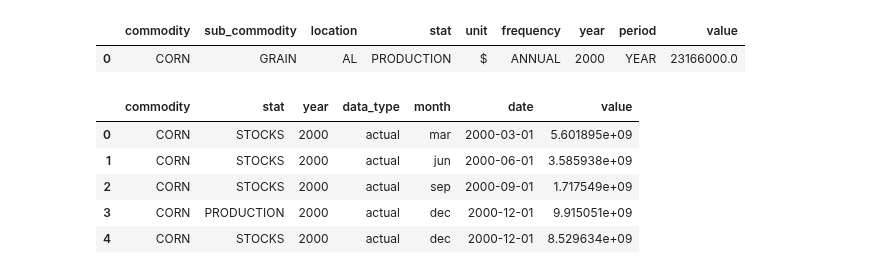
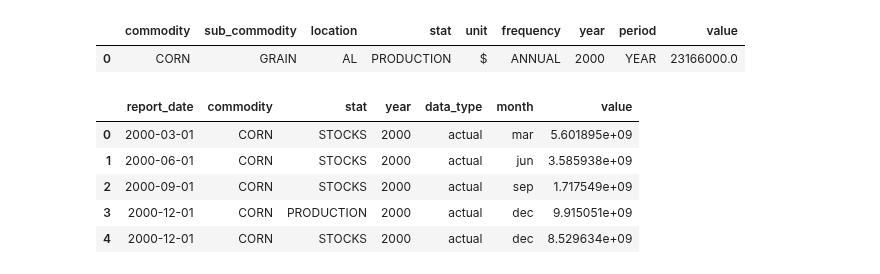
Before and after one commit to stew1922/data_farming, a Jupyter notebook: notebooks/jordan.ipynb, the cells around one changed output. Saved outputs shown, nothing was run; the diff lists cells and outputs as text; code cells hidden in the pictures.

```diff
--- a/notebooks/jordan.ipynb
+++ b/notebooks/jordan.ipynb
@@ -45,20 +102,20 @@ usda_df.head(1)
 # %%
 corn_df = usda_df.loc[(usda_df['location'] == 'US') & (usda_df['unit'] == 'BU'), :]
 
 corn_df['period_split'] = corn_df['period'].apply(lambda x: x.split())
 corn_df['data_type'] = corn_df.apply(lambda x: 'forecast' if x['period_split'][-1] == 'FORECAST' else 'actual', axis = 1)
 corn_df['month'] = corn_df.apply(lambda x: 'dec' if x['period'] == 'YEAR' else (x['period_split'][-1].lower() if len(x['period_split']) == 3 else x['period_split'][-2].lower()), axis = 1)
-corn_df['date'] = corn_df.apply(lambda x: datetime(int(x['year']), datetime.strptime(x['month'], '%b').month, 1), axis = 1)
-corn_df['date'] = pd.to_datetime(corn_df['date'], format = '%Y%m%d')
-corn_df = corn_df.sort_values(by = 'date')
+corn_df['report_date'] = corn_df.apply(lambda x: datetime(int(x['year']), datetime.strptime(x['month'], '%b').month, 1), axis = 1)
+corn_df['report_date'] = pd.to_datetime(corn_df['report_date'], format = '%Y%m%d')
+corn_df = corn_df.sort_values(by = 'report_date')
 
-corn_df = corn_df[['commodity', 'stat', 'year', 'data_type', 'month', 'date', 'value']].reset_index(drop = True)
+corn_df = corn_df[['report_date', 'commodity', 'stat', 'year', 'data_type', 'month', 'value']].reset_index(drop = True)
 
 corn_df.head()
 # %% [output]
-|  | commodity | stat | year | data_type | month | date | value |
-| 0 | CORN | STOCKS | 2000 | actual | mar | 2000-03-01 | 5.601895e+09 |
-| 1 | CORN | STOCKS | 2000 | actual | jun | 2000-06-01 | 3.585938e+09 |
-| 2 | CORN | STOCKS | 2000 | actual | sep | 2000-09-01 | 1.717549e+09 |
-| 3 | CORN | PRODUCTION | 2000 | actual | dec | 2000-12-01 | 9.915051e+09 |
-| 4 | CORN | STOCKS | 2000 | actual | dec | 2000-12-01 | 8.529634e+09 |
+|  | report_date | commodity | stat | year | data_type | month | value |
+| 0 | 2000-03-01 | CORN | STOCKS | 2000 | actual | mar | 5.601895e+09 |
+| 1 | 2000-06-01 | CORN | STOCKS | 2000 | actual | jun | 3.585938e+09 |
+| 2 | 2000-09-01 | CORN | STOCKS | 2000 | actual | sep | 1.717549e+09 |
+| 3 | 2000-12-01 | CORN | PRODUCTION | 2000 | actual | dec | 9.915051e+09 |
+| 4 | 2000-12-01 | CORN | STOCKS | 2000 | actual | dec | 8.529634e+09 |
```
Also changed, not shown: parts of 15 cells of this notebook, 4 other files.
